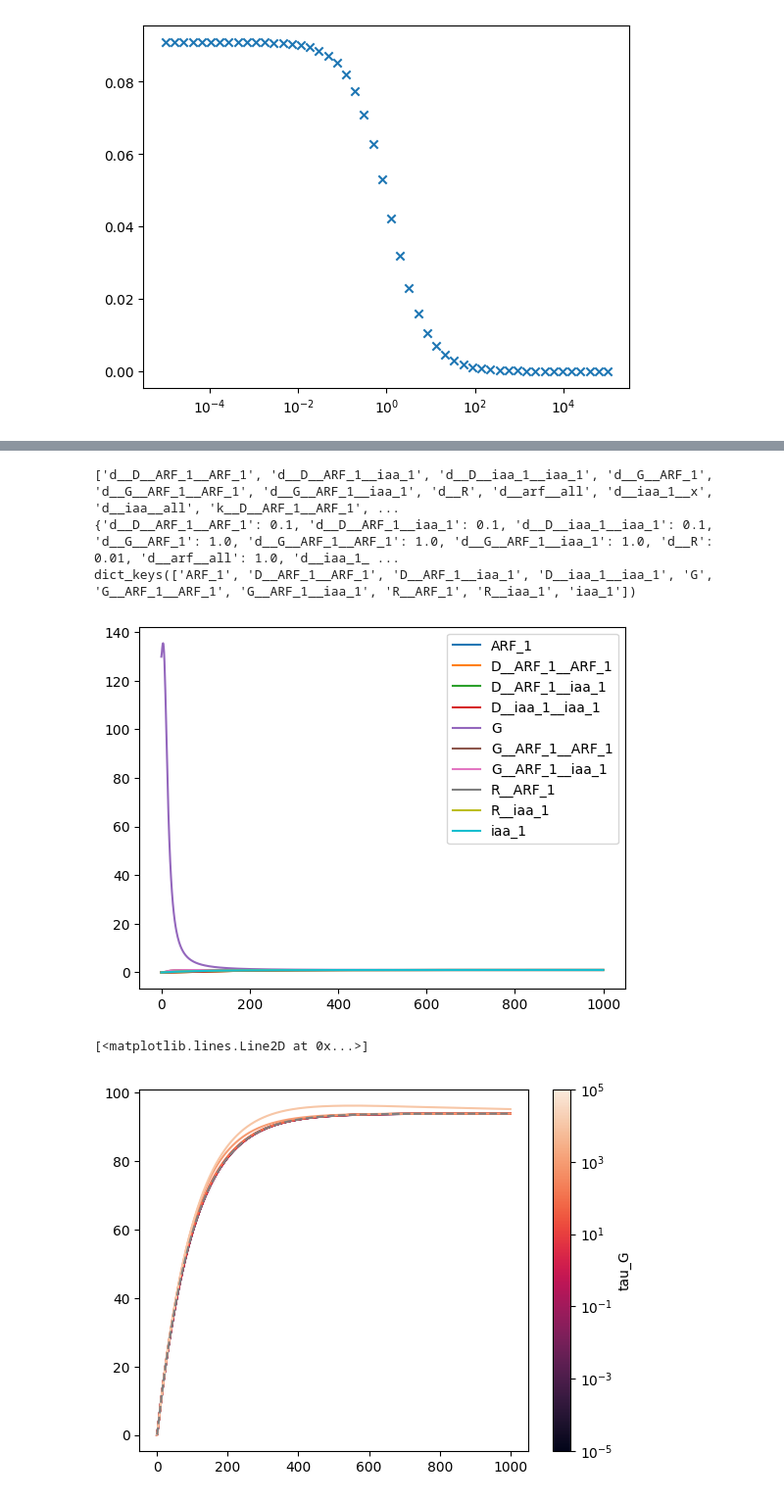
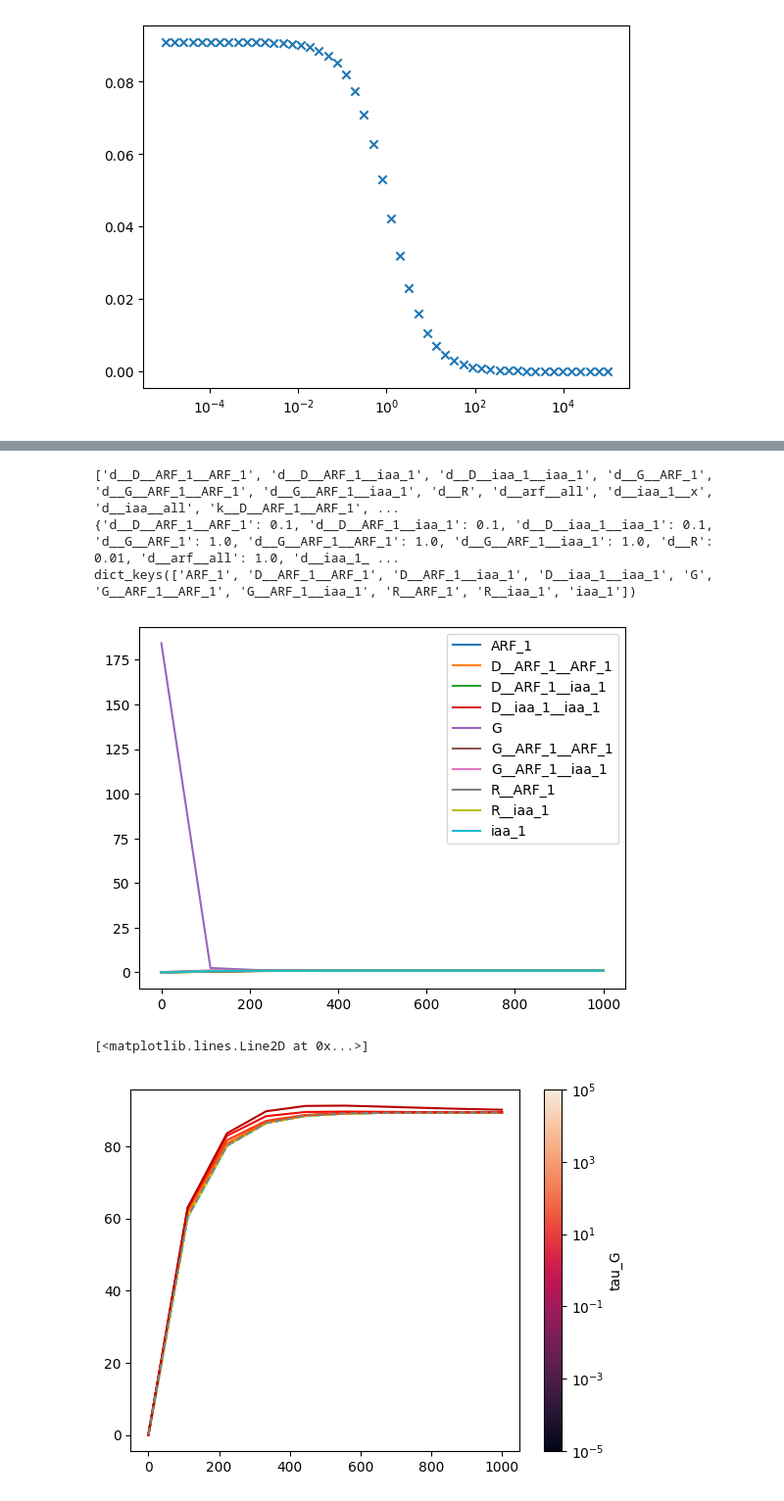
Before and after one commit to joeyshuttleworth/auxin_signalling_models, a Jupyter notebook: notebooks/degenerate_model_demonstration.ipynb, the cells around one changed output, grey strips where cells are left out. Shown at 98% size. Cells and saved outputs as stored; diff of their text form; code cells hidden in the pictures.

```diff
--- a/notebooks/degenerate_model_demonstration.ipynb
+++ b/notebooks/degenerate_model_demonstration.ipynb
@@ -123,7 +124,7 @@ reduced_solver = asp_model_r.make_forward_solver()
 
 print(full_parameter_subs_dict)
 
-ts = np.linspace(0, 1e3, 1000)
+ts = np.linspace(0, 1e3, 10)
 
 sol1, succ = reduced_solver(ts, reduced_param_dict, reduced_ic_dict, 1)
 r_odes, free_variables, parameters, constraints = asp_model_r.generate_ode_system()
@@ -163,38 +164,38 @@ odes, free_variables, parameters, \
 ['d__D__ARF_1__ARF_1', 'd__D__ARF_1__iaa_1', 'd__D__iaa_1__iaa_1', 'd__G__ARF_1', 'd__G__ARF_1__ARF_1', 'd__G__ARF_1__iaa_1', 'd__R', 'd__arf__all', 'd__iaa_1__x', 'd__iaa__all', 'k__D__ARF_1__ARF_1', ...
 {'d__D__ARF_1__ARF_1': 0.1, 'd__D__ARF_1__iaa_1': 0.1, 'd__D__iaa_1__iaa_1': 0.1, 'd__G__ARF_1': 1.0, 'd__G__ARF_1__ARF_1': 1.0, 'd__G__ARF_1__iaa_1': 1.0, 'd__R': 0.01, 'd__arf__all': 1.0, 'd__iaa_1_ ...
 dict_keys(['ARF_1', 'D__ARF_1__ARF_1', 'D__ARF_1__iaa_1', 'D__iaa_1__iaa_1', 'G', 'G__ARF_1__ARF_1', 'G__ARF_1__iaa_1', 'R__ARF_1', 'R__iaa_1', 'iaa_1'])
-[figure, old version]
+[figure, new version]
 # %%
-cmap = sns.color_palette('rocket', as_cmap=True)
-
 plt.clf()
 
+cmap = plt.get_cmap('jet')
+
 rmses = []
-tau_vals = 10**np.linspace(-5, 5, 10)
+tau_vals = 10**np.linspace(-5, 5, 20)
 
 parameter_subs_dict = asp_model_r.parameter_subs_dict
 full_param_dict = asp_model_full.get_default_parameters(parameter_subs_dict=parameter_subs_dict)
 
 for k, v in reduced_param_dict.items():
     full_param_dict[k] = v
 
 parameter_subs_dict = asp_model_r.parameter_subs_dict
 for i, tau in enumerate(tau_vals):
     # full_param_dict = asp_model_full.get_default_parameters(parameter_subs_dict=parameter_subs_dict)
     full_param_dict[promoter_timeconstant] = tau
     sol2, succ = full_solver(ts, full_param_dict, full_ic_dict, 1)
     color = cmap(i / len(tau_vals))
     plt.plot(ts, sol2[:, -1], color=color)
 
     rmse = np.sqrt(np.mean((sol2[1:, -1] - sol1[1:, -1])**2))
     rmses.append(rmse)
 
 plt.colorbar(mpl.cm.ScalarMappable(norm=mpl.colors.LogNorm(tau_vals[0], tau_vals[-1]), cmap='rocket'),
              orientation='vertical', label='tau_G', ax=plt.gca())
 plt.plot(ts, sol1[:, -1], color='grey', ls='--')
 # %% [output]
 [<matplotlib.lines.Line2D at 0x...>]
-[figure, old version]
+[figure, new version]
 # %%
 steps_taken_list = []
 x0 = np.array(list(full_ic_dict.values()))
```
Also changed, not shown: parts of 7 cells of this notebook, 38 other files.
